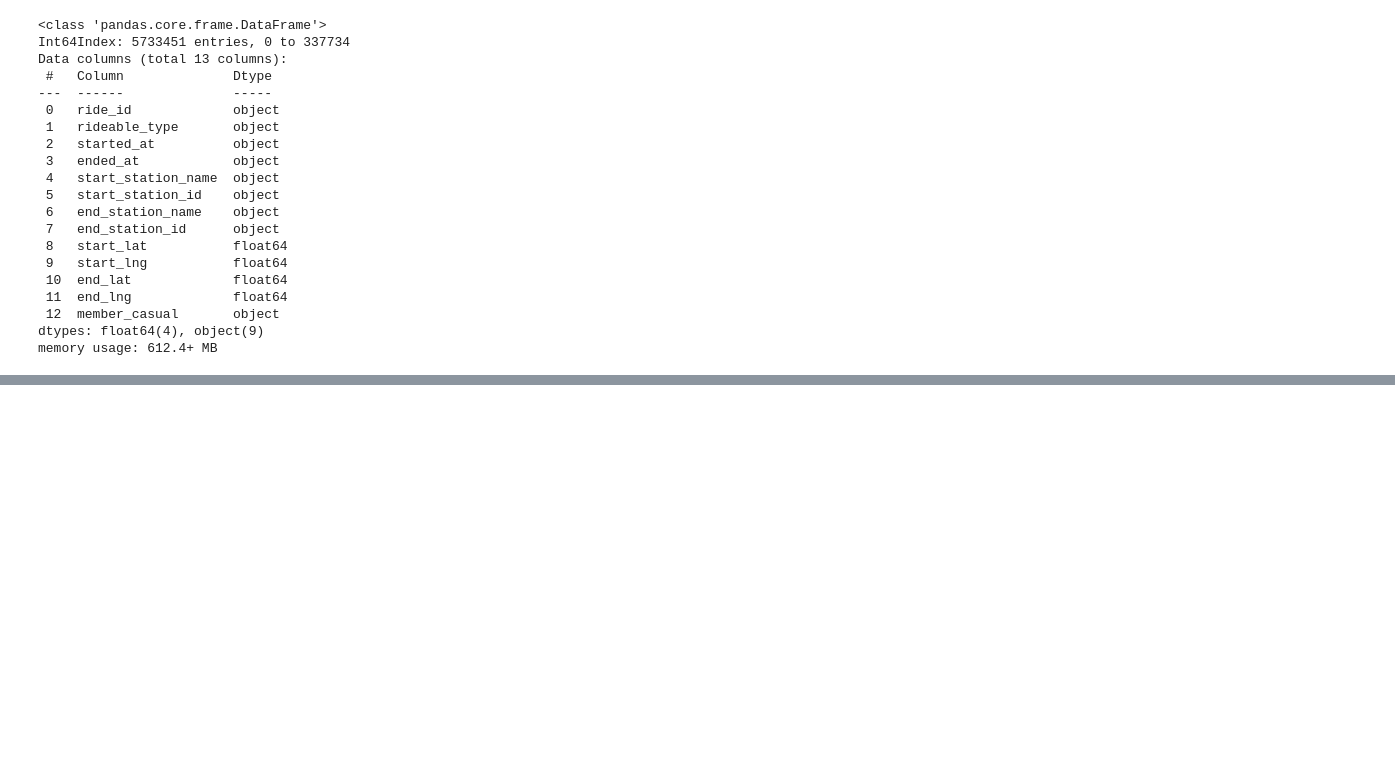
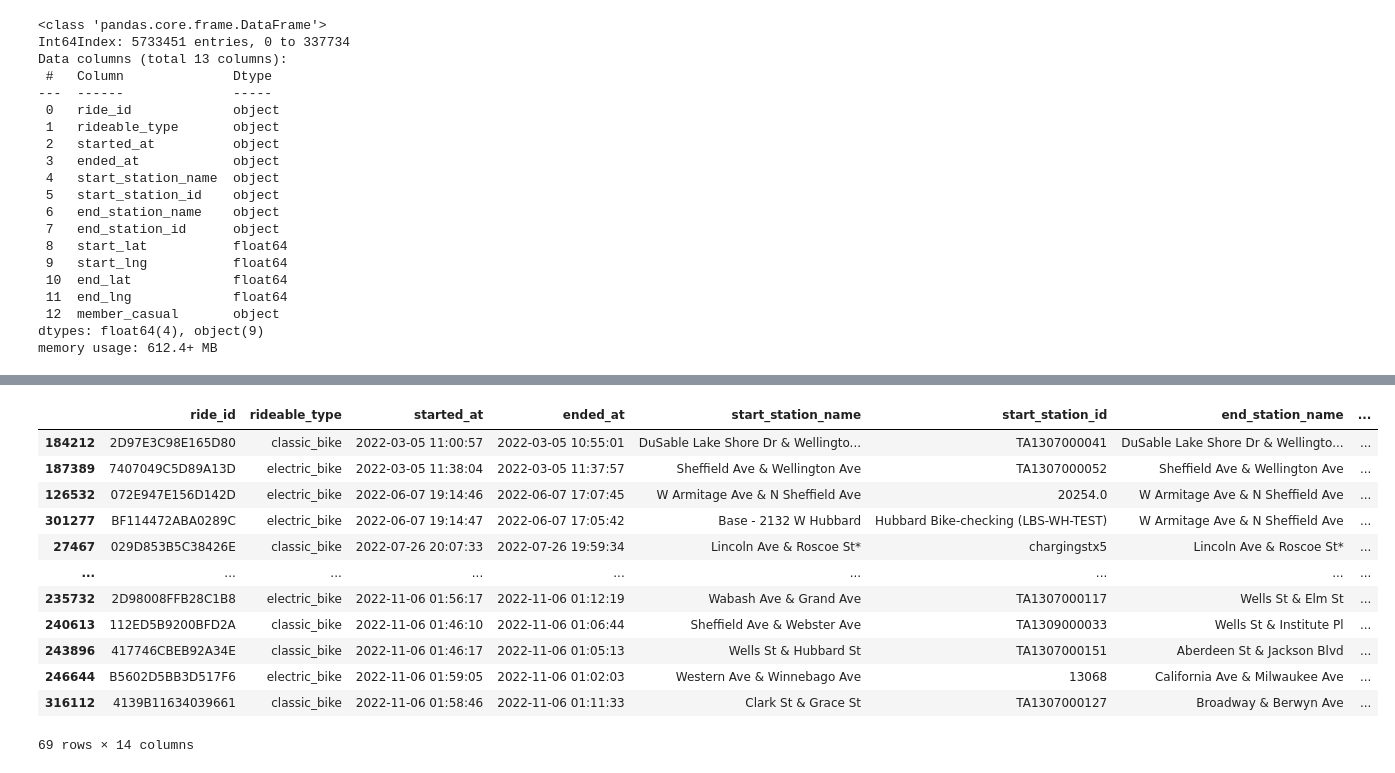
Before and after one commit to nickku1223/cyclistic_analysis, a Jupyter notebook: data_cleaning.ipynb, the cells around one changed output, grey strips where cells are left out. Drawn from its saved outputs; the diff is of its cells as text; code cells hidden in the pictures; blank space fills up the shorter version.

```diff
--- a/data_cleaning.ipynb
+++ b/data_cleaning.ipynb
@@ -294,0 +309,18 @@ dtype: object
+# %%
+# Find out the rows that has negative value in the trip_duration column
+negative_duration = all_data.loc[(all_data["trip_duration"] < "00:00:00")]
+negative_duration
+# %% [output]
+|  | ride_id | rideable_type | started_at | ended_at | start_station_name | start_station_id | end_station_name | ... |
+| 184212 | 2D97E3C98E165D80 | classic_bike | 2022-03-05 11:00:57 | 2022-03-05 10:55:01 | DuSable Lake Shore Dr & Wellingto... | TA1307000041 | DuSable Lake Shore Dr & Wellingto... | ... |
+| 187389 | 7407049C5D89A13D | electric_bike | 2022-03-05 11:38:04 | 2022-03-05 11:37:57 | Sheffield Ave & Wellington Ave | TA1307000052 | Sheffield Ave & Wellington Ave | ... |
+| 126532 | 072E947E156D142D | electric_bike | 2022-06-07 19:14:46 | 2022-06-07 17:07:45 | W Armitage Ave & N Sheffield Ave | 20254.0 | W Armitage Ave & N Sheffield Ave | ... |
+| 301277 | BF114472ABA0289C | electric_bike | 2022-06-07 19:14:47 | 2022-06-07 17:05:42 | Base - 2132 W Hubbard | Hubbard Bike-checking (LBS-WH-TEST) | W Armitage Ave & N Sheffield Ave | ... |
+| 27467 | 029D853B5C38426E | classic_bike | 2022-07-26 20:07:33 | 2022-07-26 19:59:34 | Lincoln Ave & Roscoe St* | chargingstx5 | Lincoln Ave & Roscoe St* | ... |
+| ... | ... | ... | ... | ... | ... | ... | ... | ... |
+| 235732 | 2D98008FFB28C1B8 | electric_bike | 2022-11-06 01:56:17 | 2022-11-06 01:12:19 | Wabash Ave & Grand Ave | TA1307000117 | Wells St & Elm St | ... |
+| 240613 | 112ED5B9200BFD2A | classic_bike | 2022-11-06 01:46:10 | 2022-11-06 01:06:44 | Sheffield Ave & Webster Ave | TA1309000033 | Wells St & Institute Pl | ... |
+| 243896 | 417746CBEB92A34E | classic_bike | 2022-11-06 01:46:17 | 2022-11-06 01:05:13 | Wells St & Hubbard St | TA1307000151 | Aberdeen St & Jackson Blvd | ... |
+| 246644 | B5602D5BB3D517F6 | electric_bike | 2022-11-06 01:59:05 | 2022-11-06 01:02:03 | Western Ave & Winnebago Ave | 13068 | California Ave & Milwaukee Ave | ... |
+| 316112 | 4139B11634039661 | classic_bike | 2022-11-06 01:58:46 | 2022-11-06 01:11:33 | Clark St & Grace St | TA1307000127 | Broadway & Berwyn Ave | ... |
+69 rows × 14 columns
```
Also changed, not shown: parts of 9 cells of this notebook, 2 other files.
